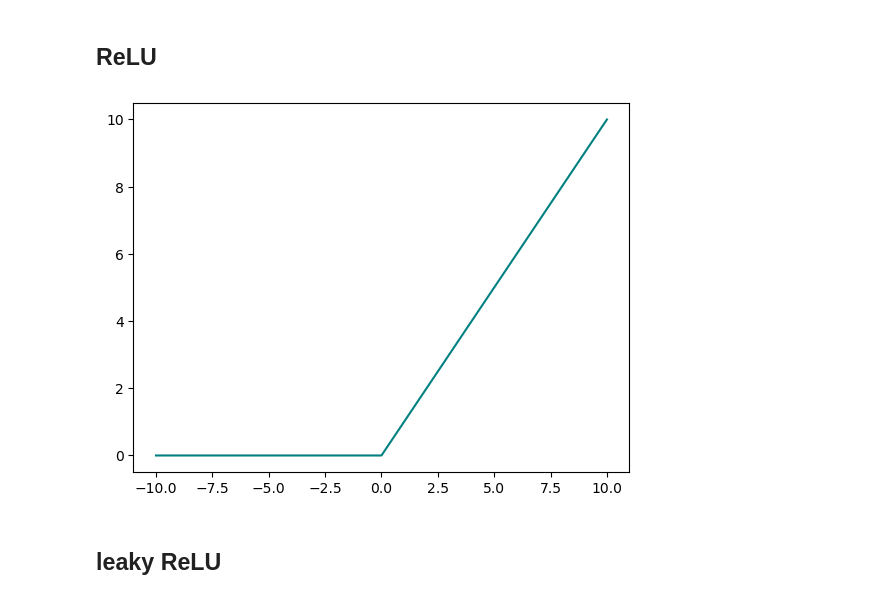
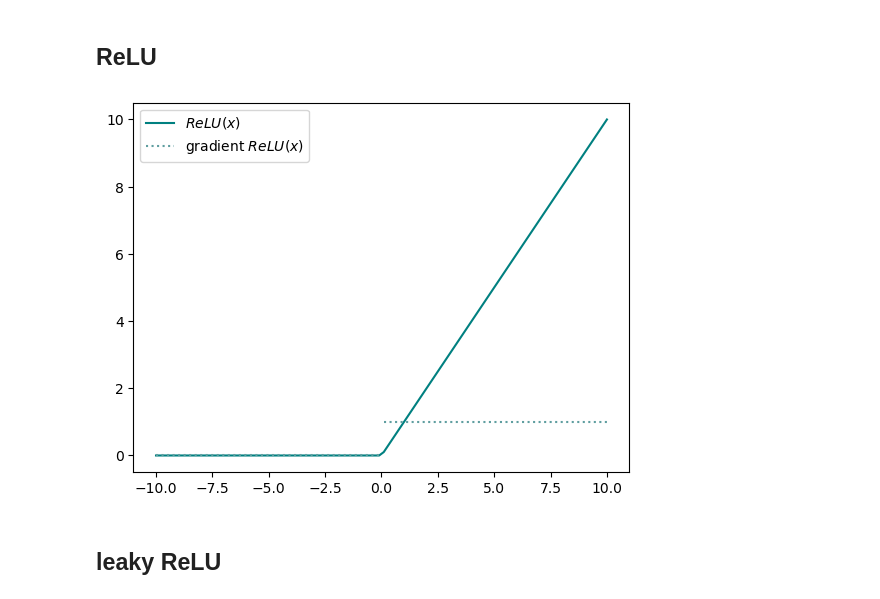
Before and after one commit to zinkx/zinkx.github.io, a Jupyter notebook: generate_plots.ipynb, the cells around one changed output. Saved outputs shown, nothing was run; the diff lists cells and outputs as text; code cells hidden in the pictures.

```diff
--- a/generate_plots.ipynb
+++ b/generate_plots.ipynb
@@ -30,11 +41,20 @@ def ReLU(x):
     a = np.copy(x)
     a[a<0]=0
     return a
-# %%
-plt.plot(x,ReLU(x),color = 'teal')
-plt.savefig('ReLU.png')
-# %% [output]
-[figure, removed]
+# %%
+def first_order_derivative_ReLU(x):
+    a = np.ones_like(x)
+    a[x<=0]= 0
+    return a
+# %%
+plt.plot(x,ReLU(x),color = 'teal',label = '$ReLU(x)$')
+# we don't want the plot of the derivative to be connected, hence the two lines for x<=0 and x>0
+plt.plot(x[x<=0],first_order_derivative_ReLU(x[x<=0]),color = 'cadetblue', linestyle = 'dotted')
+plt.plot(x[x>0],first_order_derivative_ReLU(x[x>0]),color = 'cadetblue', linestyle = 'dotted',label = 'gradient $ReLU(x)$')
+plt.legend()
+plt.savefig('ReLU.png')
+# %% [output]
+[figure, added]
 # %% [markdown]
 ## leaky ReLU
 # %%
```
Also changed, not shown: parts of 8 cells of this notebook, 1 other file.
